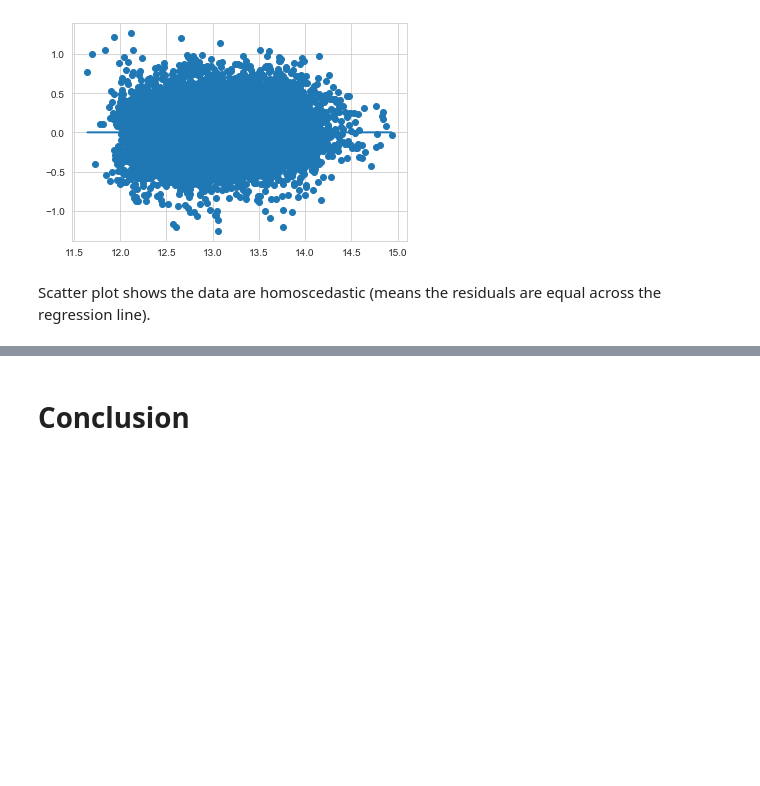
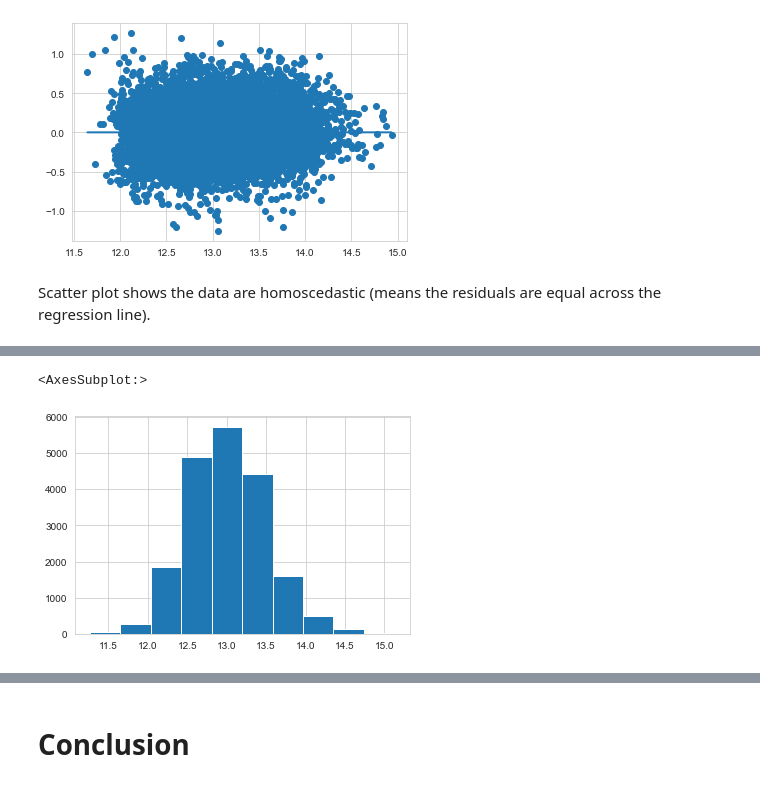
Before and after one commit to Vijayag04/Housing_project, a Jupyter notebook: kc_housing_project.ipynb, the cells around one changed output, grey strips where cells are left out. Saved outputs shown, nothing was run; the diff lists cells and outputs as text; code cells hidden in the pictures; blank space fills up the shorter version.

```diff
--- a/kc_housing_project.ipynb
+++ b/kc_housing_project.ipynb
@@ -919,0 +965,5 @@ Scatter plot shows the data are homoscedastic (means the residuals are equal acr
+# %%
+np.log(df5.price).hist()
+# %% [output]
+<AxesSubplot:>
+[figure, added]
```
Also changed, not shown: parts of 44 cells of this notebook.
